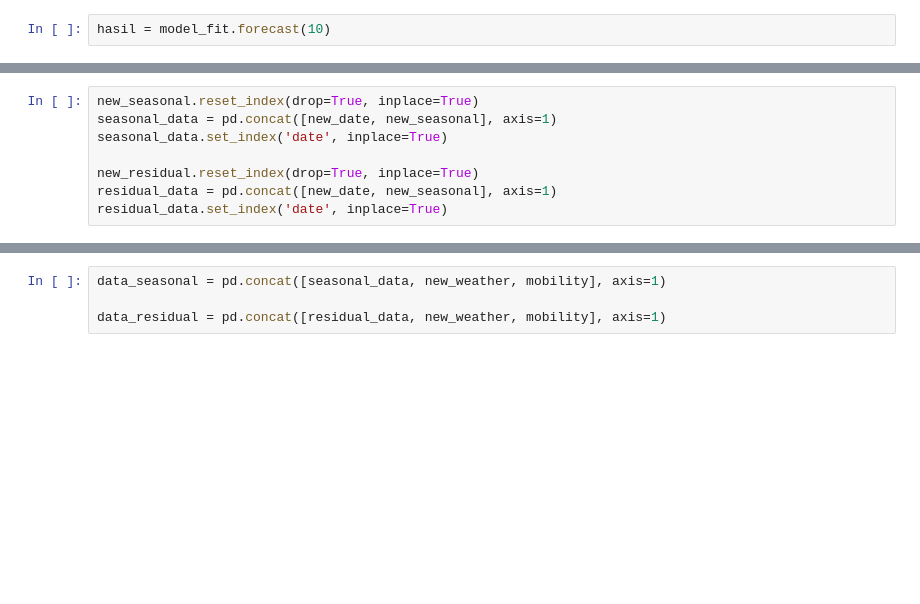
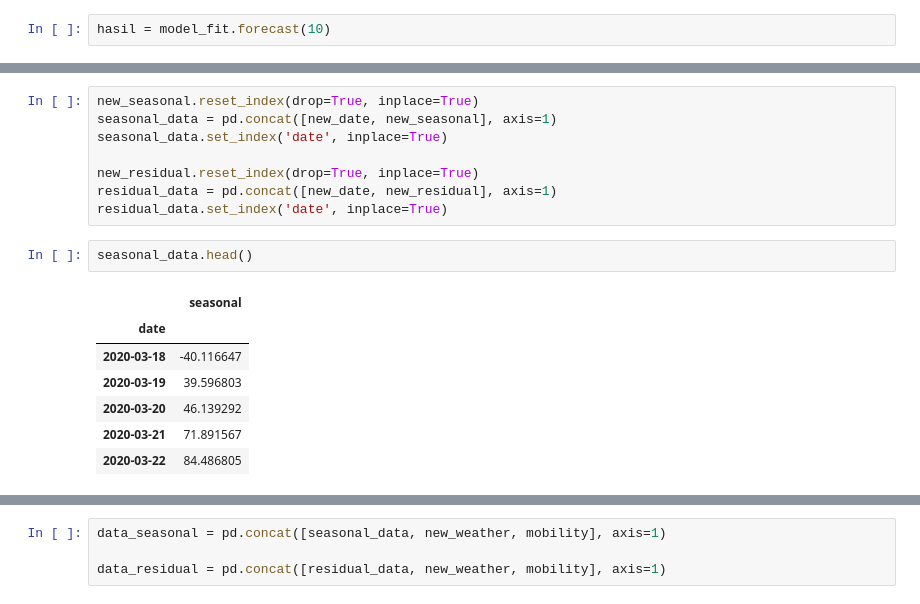
Before and after one commit to ardianzzz666/thesis, a Jupyter notebook: Multi Method + Seasonal Decomposition.ipynb, the cells around one changed output, grey strips where cells are left out. Drawn from its saved outputs; the diff is of its cells as text; blank space fills up the shorter version.

```diff
--- a/Multi Method + Seasonal Decomposition.ipynb
+++ b/Multi Method + Seasonal Decomposition.ipynb
@@ -145,5 +151,15 @@ seasonal_data = pd.concat([new_date, new_seasonal], axis=1)
 seasonal_data.set_index('date', inplace=True)
 
 new_residual.reset_index(drop=True, inplace=True)
-residual_data = pd.concat([new_date, new_seasonal], axis=1)
+residual_data = pd.concat([new_date, new_residual], axis=1)
 residual_data.set_index('date', inplace=True)
+# %%
+seasonal_data.head()
+# %% [output]
+|  | seasonal |
+| date |  |
+| 2020-03-18 | -40.116647 |
+| 2020-03-19 | 39.596803 |
+| 2020-03-20 | 46.139292 |
+| 2020-03-21 | 71.891567 |
+| 2020-03-22 | 84.486805 |
```
Also changed, not shown: parts of 21 cells of this notebook.
